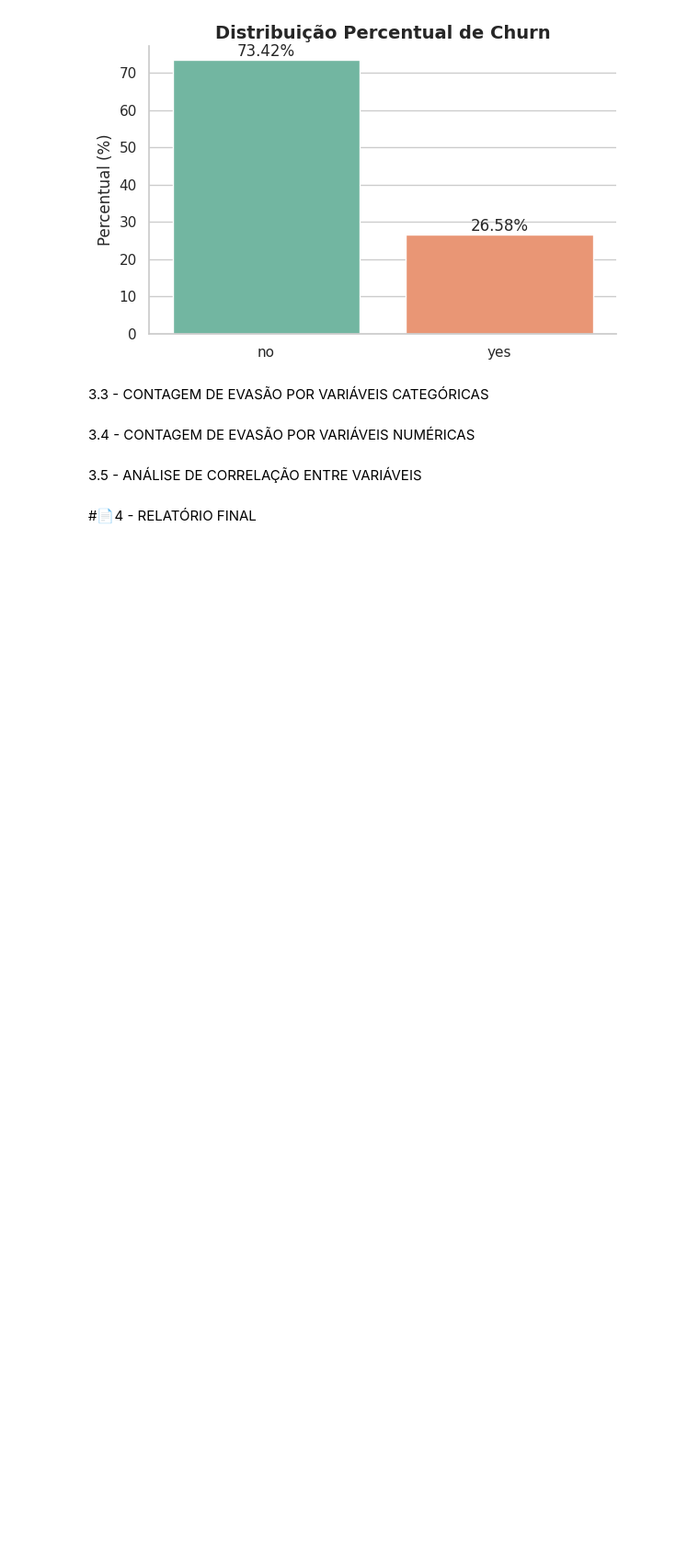
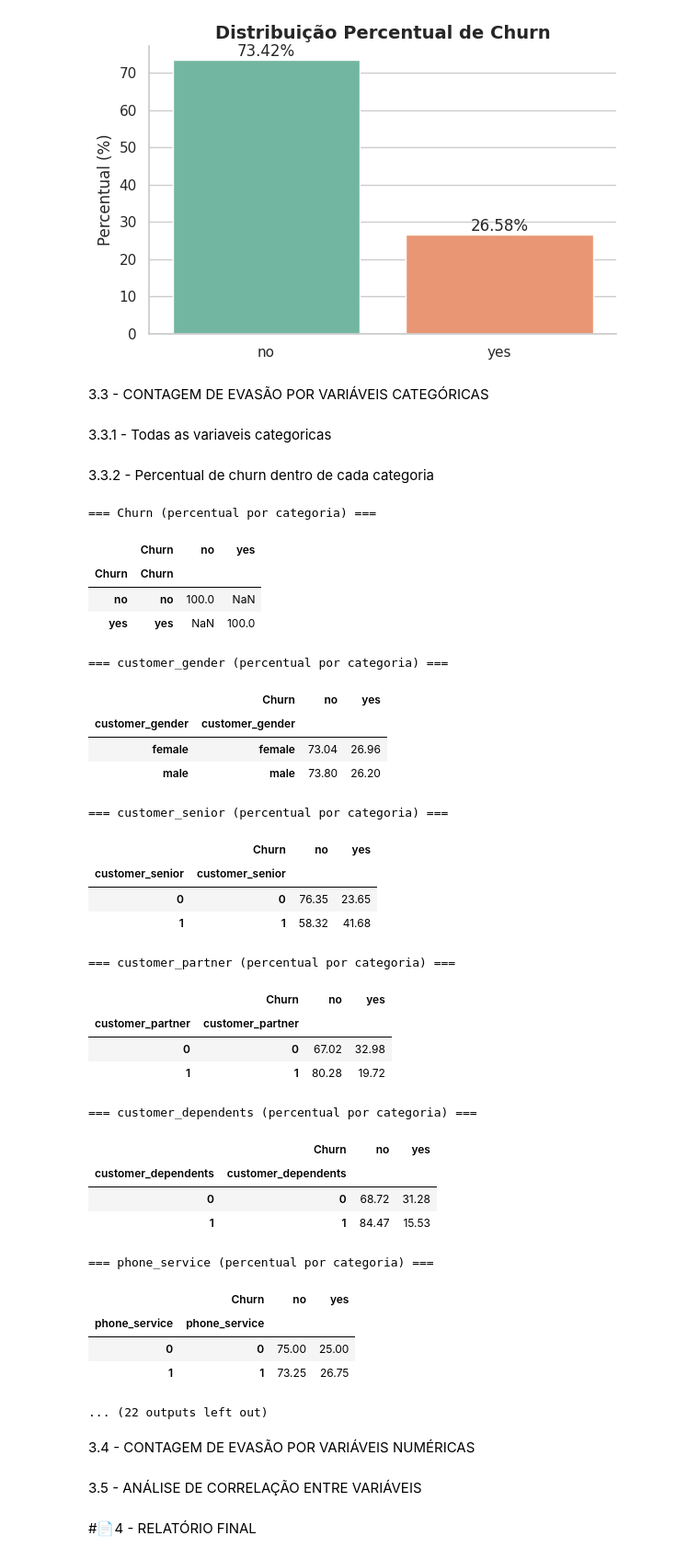
Before and after one commit to jcmaiolo/Challenge-churn-de-clientes, a Jupyter notebook: TelecomX_BR.ipynb, the cells around one changed output. Shown: that part at 92% size. Saved outputs shown, nothing was run; the diff lists cells and outputs as text; code cells hidden in the pictures; blank space fills up the shorter version.

Commit message:
Contagem de Evasão por Variáveis Categóricas

```diff
--- a/TelecomX_BR.ipynb
+++ b/TelecomX_BR.ipynb
@@ -521,6 +521,78 @@ plt.show()
 [figure]
 # %% [markdown]
 3.3 - CONTAGEM DE EVASÃO POR VARIÁVEIS CATEGÓRICAS
+# %% [markdown]
+3.3.1 - Todas as variaveis categoricas
+# %%
+# Variáveis Categóricas
+cat_cols = [
+    'Churn',
+    'customer_gender',
+    'customer_senior',
+    'customer_partner',
+    'customer_dependents',
+    'phone_service',
+    'phone_multiple_lines',
+    'internet_service',
+    'internet_online_security',
+    'internet_online_backup',
+    'internet_device_protection',
+    'internet_tech_support',
+    'internet_streaming_tv',
+    'internet_streaming_movies',
+    'account_contract',
+    'account_paperless_billing',
+    'account_payment_method'
+]
+# %% [markdown]
+3.3.2 - Percentual de churn dentro de cada categoria
+# %%
+for col in cat_cols:
+    print(f'\n=== {col} (percentual por categoria) ===')
+
+    tabela_pct = (
+        df
+        .groupby([col, 'Churn'])
+        .size()
+        .groupby(level=0)
+        .apply(lambda x: (x / x.sum()) * 100)
+        .unstack()
+        .round(2)
+    )
+
+    display(tabela_pct)
+# %% [output]
+=== Churn (percentual por categoria) ===
+|  | Churn | no | yes |
+| Churn | Churn |  |  |
+| no | no | 100.0 | NaN |
+| yes | yes | NaN | 100.0 |
+=== customer_gender (percentual por categoria) ===
+|  | Churn | no | yes |
+| customer_gender | customer_gender |  |  |
+| female | female | 73.04 | 26.96 |
+| male | male | 73.80 | 26.20 |
+=== customer_senior (percentual por categoria) ===
+|  | Churn | no | yes |
+| customer_senior | customer_senior |  |  |
+| 0 | 0 | 76.35 | 23.65 |
+| 1 | 1 | 58.32 | 41.68 |
+=== customer_partner (percentual por categoria) ===
+|  | Churn | no | yes |
+| customer_partner | customer_partner |  |  |
+| 0 | 0 | 67.02 | 32.98 |
+| 1 | 1 | 80.28 | 19.72 |
+=== customer_dependents (percentual por categoria) ===
+|  | Churn | no | yes |
+| customer_dependents | customer_dependents |  |  |
+| 0 | 0 | 68.72 | 31.28 |
+| 1 | 1 | 84.47 | 15.53 |
+=== phone_service (percentual por categoria) ===
+|  | Churn | no | yes |
+| phone_service | phone_service |  |  |
+| 0 | 0 | 75.00 | 25.00 |
+| 1 | 1 | 73.25 | 26.75 |
+... (22 outputs left out)
 # %% [markdown]
 3.4 - CONTAGEM DE EVASÃO POR VARIÁVEIS NUMÉRICAS
 # %% [markdown]
```
